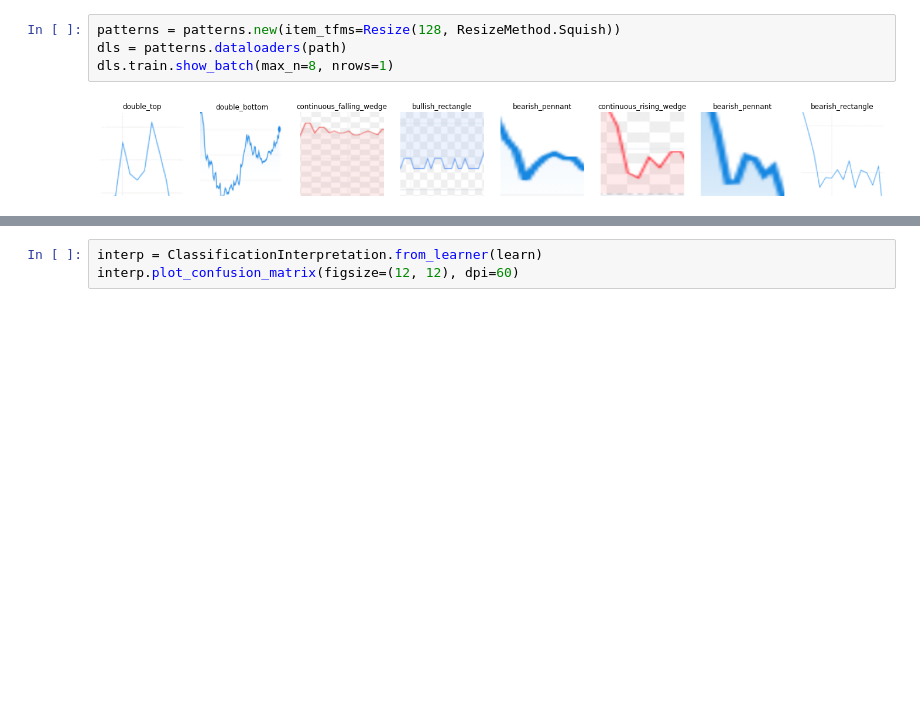
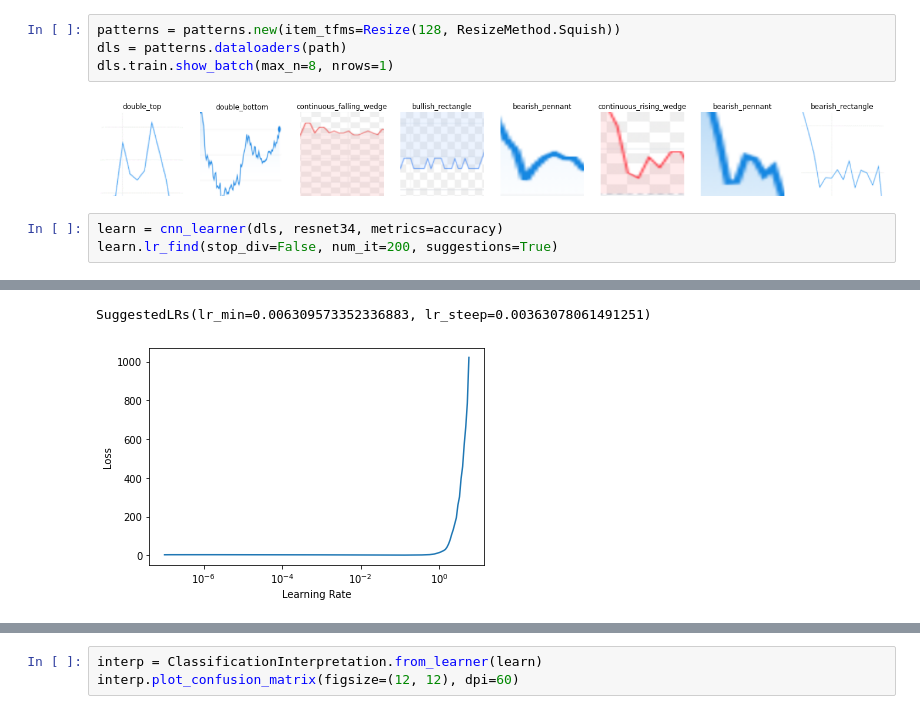
Before and after one commit to yulaseo/PeopleSpace-study, a Jupyter notebook: pattern-classifier/pattern_classifier_model.ipynb, the cells around one changed output, grey strips where cells are left out. Saved outputs shown, nothing was run; the diff lists cells and outputs as text; blank space fills up the shorter version.

```diff
--- a/pattern-classifier/pattern_classifier_model.ipynb
+++ b/pattern-classifier/pattern_classifier_model.ipynb
@@ -32,3 +32,7 @@ dls = patterns.dataloaders(path)
 dls.train.show_batch(max_n=8, nrows=1)
 # %% [output]
 [figure]
+# %%
+learn = cnn_learner(dls, resnet34, metrics=accuracy)
+learn.lr_find(stop_div=False, num_it=200, suggestions=True)
+# %% [output]
@@ -34,0 +40,2 @@ dls.train.show_batch(max_n=8, nrows=1)
+SuggestedLRs(lr_min=0.006309573352336883, lr_steep=0.00363078061491251)
+[figure, added]
```
Also changed, not shown: parts of 6 cells of this notebook.
